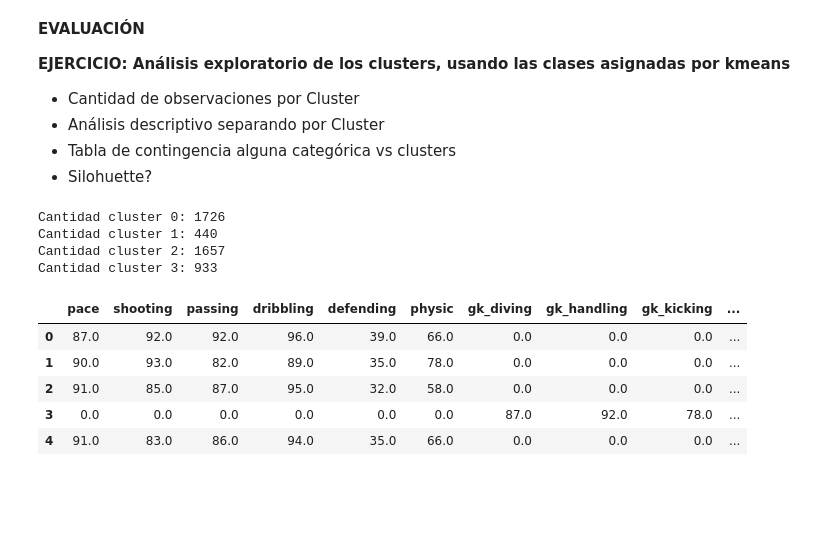
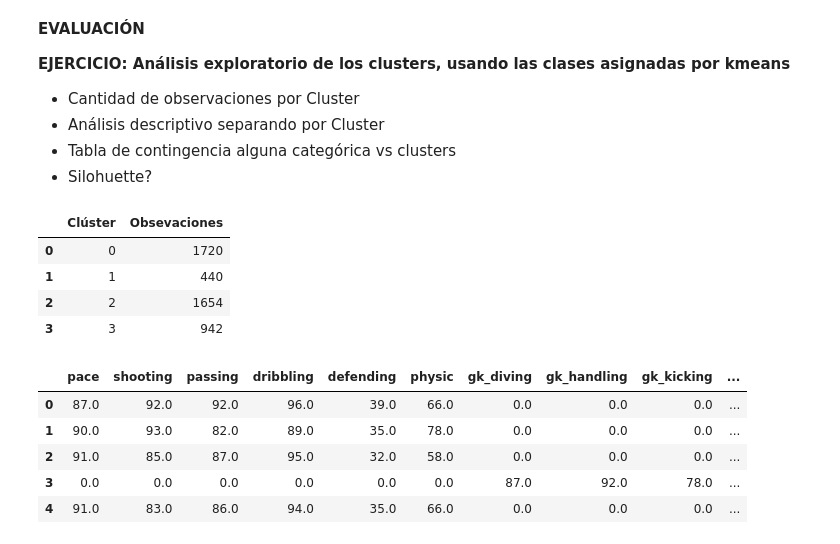
Before and after one commit to mbetteram/AprendizajeNoSupervisado, a Jupyter notebook: ntb_clustering_2_fifa2020_Edit.ipynb, the cells around one changed output. Cells and saved outputs as stored; diff of their text form; code cells hidden in the pictures; blank space fills up the shorter version.

```diff
--- a/ntb_clustering_2_fifa2020_Edit.ipynb
+++ b/ntb_clustering_2_fifa2020_Edit.ipynb
@@ -191,16 +199,19 @@ cant_classes = [0, 0, 0, 0]
 for element in y:
     if element in classes:
         cant_classes[element] += 1
-# %%
-print('Cantidad cluster 0: {}'.format(cant_classes[0]))
-print('Cantidad cluster 1: {}'.format(cant_classes[1]))
-print('Cantidad cluster 2: {}'.format(cant_classes[2]))
-print('Cantidad cluster 3: {}'.format(cant_classes[3]))
-# %% [output]
-Cantidad cluster 0: 1726
-Cantidad cluster 1: 440
-Cantidad cluster 2: 1657
-Cantidad cluster 3: 933
+# %%
+Observacriones = {
+    'Clúster':     [ i for i in range(len(cant_classes)) ],
+    'Obsevaciones': [cant_classes[i] for i in range(len(cant_classes)) ]
+}
+Observacriones = pd.DataFrame(Observacriones)
+Observacriones
+# %% [output]
+|  | Clúster | Obsevaciones |
+| 0 | 0 | 1720 |
+| 1 | 1 | 440 |
+| 2 | 2 | 1654 |
+| 3 | 3 | 942 |
 # %%
 # Creo nuevo df y le agrego la columna cluster
 df_skills_cluster = df_skills.copy()
```
Also changed, not shown: parts of 17 cells of this notebook.
